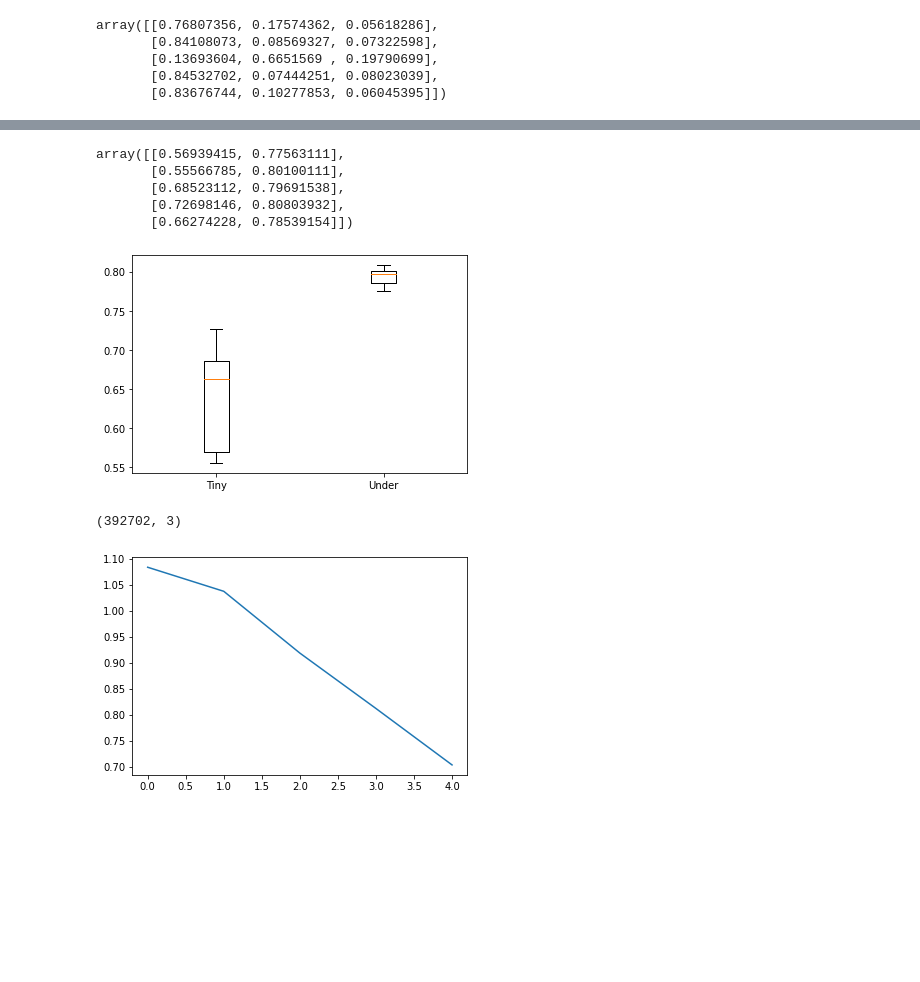
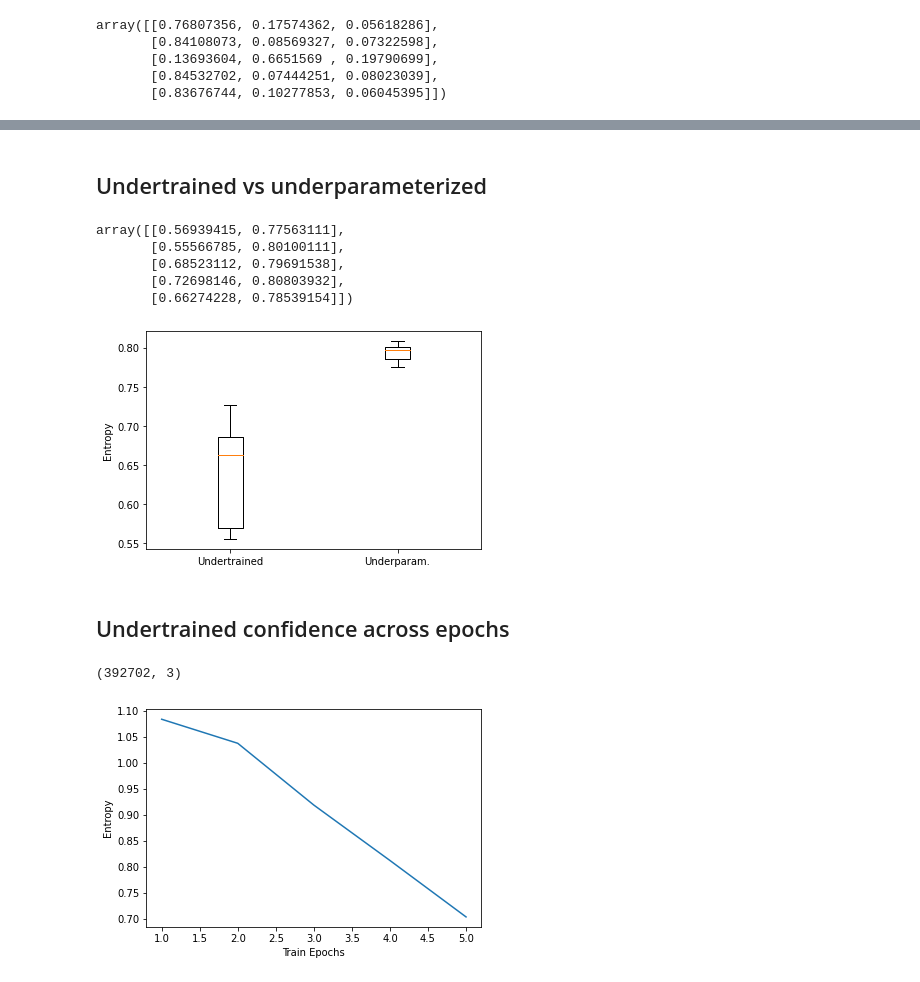
Before and after one commit to mariomeissner/shortcut-pruning, a Jupyter notebook: notebooks/confidence_levels.ipynb, the cells around one changed output, grey strips where cells are left out. Saved outputs shown, nothing was run; the diff lists cells and outputs as text; code cells hidden in the pictures; blank space fills up the shorter version.

```diff
--- a/notebooks/confidence_levels.ipynb
+++ b/notebooks/confidence_levels.ipynb
@@ -47,3 +68,5 @@ array([[0.76807356, 0.17574362, 0.05618286],
+# %% [markdown]
+## Undertrained vs underparameterized
 # %%
 # Compare average entropy of undertrain vs tiny
 tiny_entropies = [np.apply_along_axis(entropy, axis=1, arr=tiny_array) for tiny_array in tiny_arrays]
@@ -62,13 +85,16 @@ array([[0.56939415, 0.77563111],
        [0.72698146, 0.80803932],
        [0.66274228, 0.78539154]])
 # %%
-plt.boxplot(data, labels=["Tiny", "Under"])
+plt.boxplot(data, labels=["Undertrained", "Underparam."])
+plt.ylabel("Entropy")
 plt.show()
 # %% [output]
-[figure, old version]
+[figure, new version]
+# %% [markdown]
+## Undertrained confidence across epochs
 # %%
 # Plot entropy across epochs
-comp_arrays = [np.array(list(element.values())) for element in undertrain_epochs_comp]
+comp_arrays = np.array([list(element.values()) for element in undertrain_epochs_comp])
 comp_arrays[0].shape
 # %% [output]
 (392702, 3)
@@ -78,5 +108,8 @@ comp_entropies = [np.mean(array) for array in comp_entropies]
 # %%
-plt.plot(comp_entropies)
+plt.plot(range(1,6), comp_entropies)
+# plt.xlim([0,6])
+plt.xlabel("Train Epochs")
+plt.ylabel("Entropy")
 plt.show()
 # %% [output]
-[figure, old version]
+[figure, new version]
```
Also changed, not shown: parts of 7 cells of this notebook, 1 other file.
